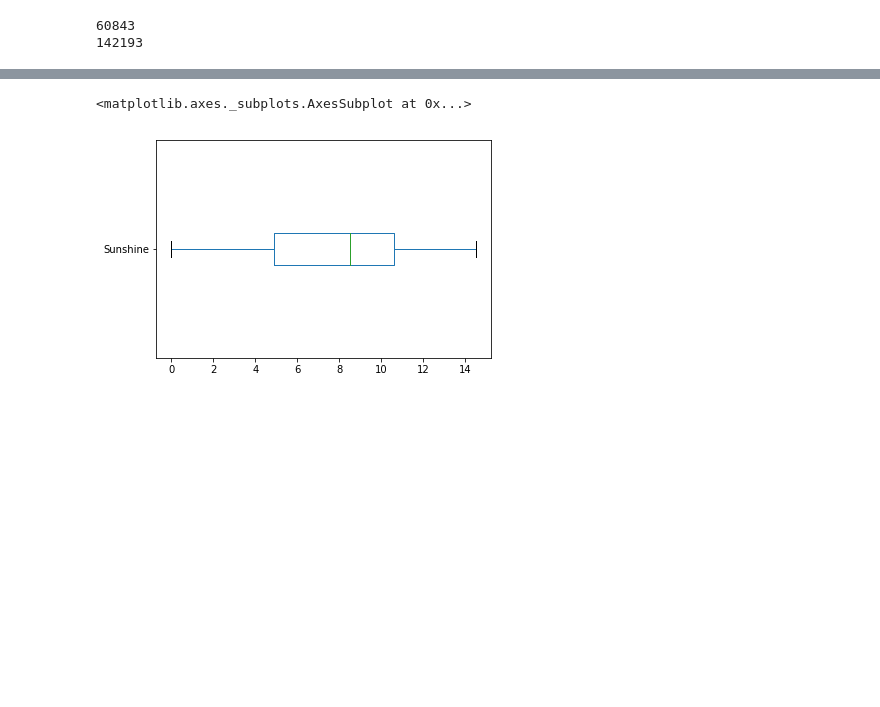
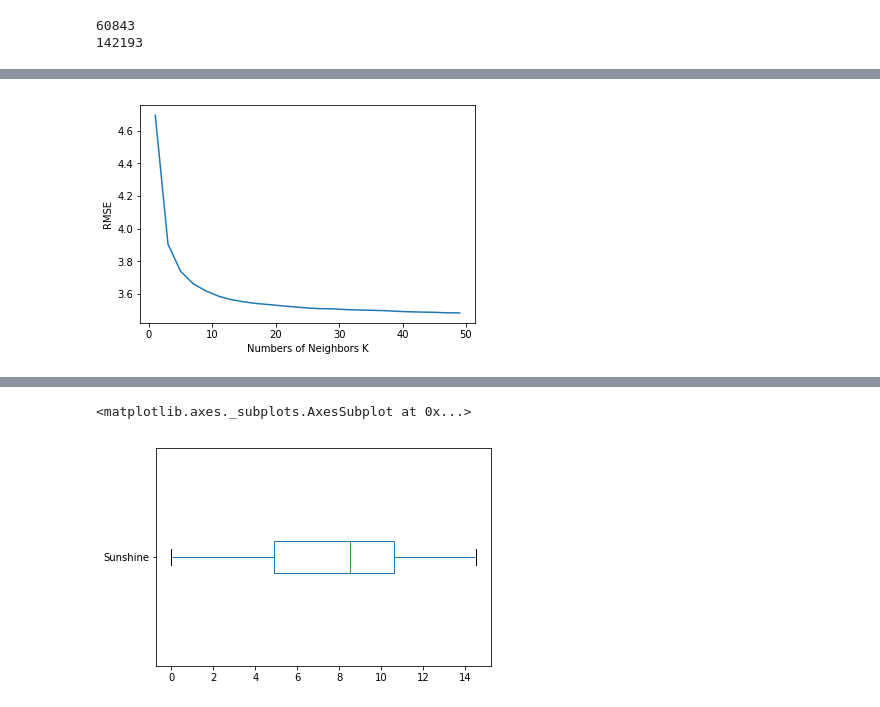
Before and after one commit to 12596375/AusWeather, a Jupyter notebook: AusWeather.ipynb, the cells around one changed output, grey strips where cells are left out. Saved outputs shown, nothing was run; the diff lists cells and outputs as text; code cells hidden in the pictures; blank space fills up the shorter version.

```diff
--- a/AusWeather.ipynb
+++ b/AusWeather.ipynb
@@ -398,0 +400,3 @@ Name: Location, dtype: int64
+# %%
+weather_df.Rainfall.fillna(weather_df.Rainfall.median(), inplace = True)
+weather_df.Rainfall.isnull().sum()
@@ -407,3 +417,26 @@ print(len(weather_df.Evaporation))
 # %% [output]
 60843
 142193
+# %%
+evaporation_temp_df = pd.concat([weather_df.MaxTemp, weather_df.MinTemp, weather_df.Evaporation], axis=1)
+evaporation_null = evaporation_temp_df[evaporation_temp_df.Evaporation.isnull()]
+evaporation_temp_df = evaporation_temp_df.dropna()
+evaporation_null = evaporation_null.drop(columns = ['Evaporation'])
+# %%
+X,y = evaporation_temp_df.iloc[:,evaporation_temp_df.columns != 'Evaporation'], evaporation_temp_df['Evaporation']
+X_train, X_test, y_train, y_test = train_test_split(X, y, test_size = 0.2, random_state=42)
+# %%
+Neighbors_list = list(range(1,50))
+Neighbors = list(filter(lambda x: x %2 != 0, Neighbors_list))
+min_score = []
+for k in Neighbors:
+    start_time = process_time()
+    evaporation_model = KNeighborsRegressor(n_neighbors=k)
+    evaporation_model.fit(X_train, y_train)
+    evaporation_predictions = evaporation_model.predict(X_test)
+    mse = mean_squared_error(evaporation_predictions, y_test)
+    rmse = sqrt(mse)
+    end_time = process_time()
+    time_lapsed = end_time - start_time
+    min_score.append(rmse)
+    print('KNN on neighbors = {} has a rmse of {} and took {} seconds to compute'.format(k, rmse, time_lapsed))
@@ -409,0 +461,7 @@ print(len(weather_df.Evaporation))
+# %%
+plt.plot(Neighbors, min_score)
+plt.xlabel('Numbers of Neighbors K')
+plt.ylabel('RMSE')
+plt.show()
+# %% [output]
+[figure, added]
```
Also changed, not shown: parts of 131 cells of this notebook.
